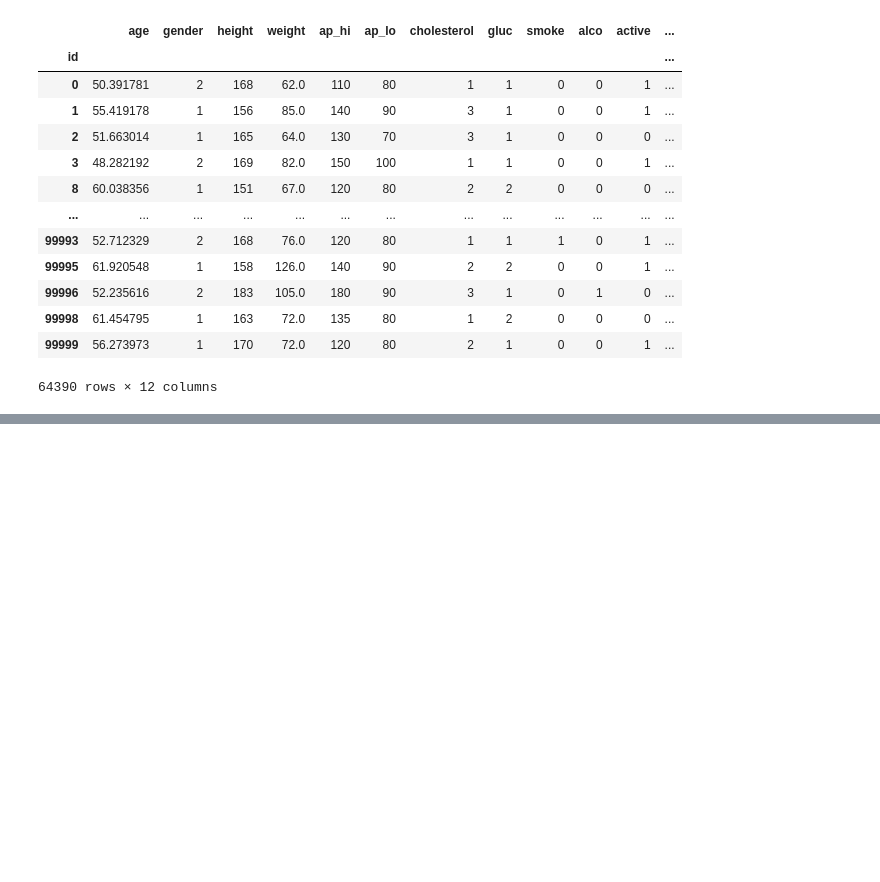
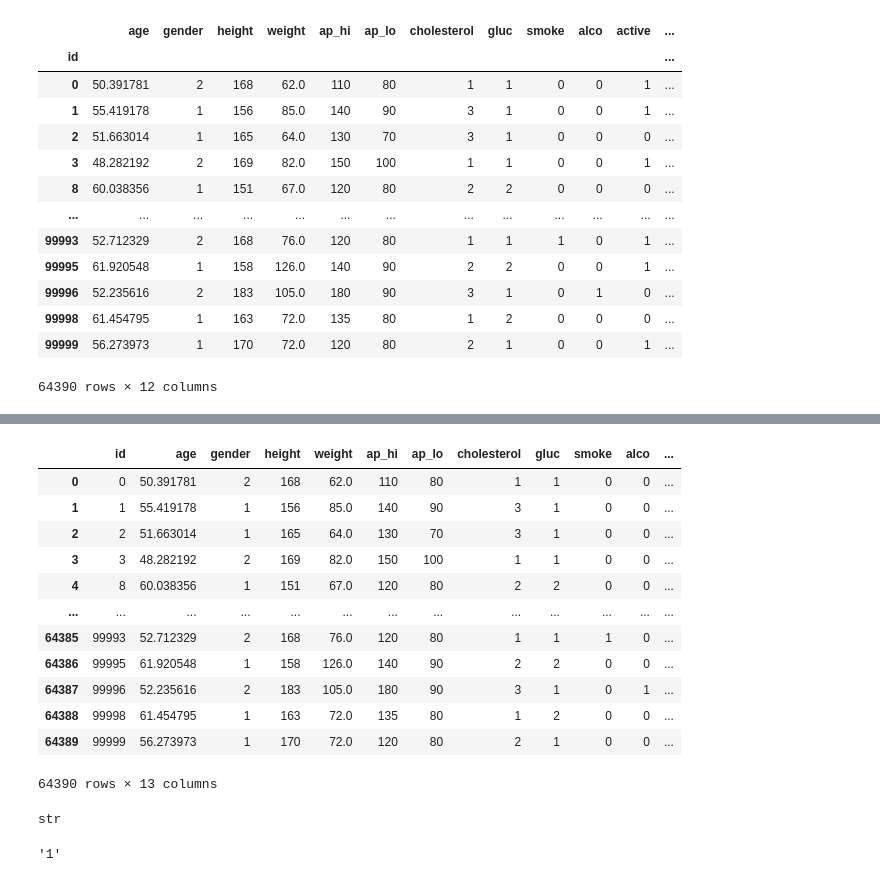
Before and after one commit to Aditya-Ramachandran/cardiovascular-disease-detection, a Jupyter notebook: BTS Calc.ipynb, the cells around one changed output, grey strips where cells are left out. Saved outputs shown, nothing was run; the diff lists cells and outputs as text; code cells hidden in the pictures; blank space fills up the shorter version.

Commit message:
'>' operator exploration code done

```diff
--- a/BTS Calc.ipynb
+++ b/BTS Calc.ipynb
@@ -145,3 +145,6 @@ temp.set_index('id')
 | 99998 | 61.454795 | 1 | 163 | 72.0 | 135 | 80 | 1 | 2 | 0 | 0 | 0 | ... |
 | 99999 | 56.273973 | 1 | 170 | 72.0 | 120 | 80 | 2 | 1 | 0 | 0 | 1 | ... |
 64390 rows × 12 columns
+# %%
+df = pd.read_csv('Dataset/cardio_train_cleaned_1.csv')
+df.head()
@@ -147,0 +197,16 @@ temp.set_index('id')
+# %%
+df
+# %% [output]
+|  | id | age | gender | height | weight | ap_hi | ap_lo | cholesterol | gluc | smoke | alco | ... |
+| 0 | 0 | 50.391781 | 2 | 168 | 62.0 | 110 | 80 | 1 | 1 | 0 | 0 | ... |
+| 1 | 1 | 55.419178 | 1 | 156 | 85.0 | 140 | 90 | 3 | 1 | 0 | 0 | ... |
+| 2 | 2 | 51.663014 | 1 | 165 | 64.0 | 130 | 70 | 3 | 1 | 0 | 0 | ... |
+| 3 | 3 | 48.282192 | 2 | 169 | 82.0 | 150 | 100 | 1 | 1 | 0 | 0 | ... |
+| 4 | 8 | 60.038356 | 1 | 151 | 67.0 | 120 | 80 | 2 | 2 | 0 | 0 | ... |
+| ... | ... | ... | ... | ... | ... | ... | ... | ... | ... | ... | ... | ... |
+| 64385 | 99993 | 52.712329 | 2 | 168 | 76.0 | 120 | 80 | 1 | 1 | 1 | 0 | ... |
+| 64386 | 99995 | 61.920548 | 1 | 158 | 126.0 | 140 | 90 | 2 | 2 | 0 | 0 | ... |
+| 64387 | 99996 | 52.235616 | 2 | 183 | 105.0 | 180 | 90 | 3 | 1 | 0 | 1 | ... |
+| 64388 | 99998 | 61.454795 | 1 | 163 | 72.0 | 135 | 80 | 1 | 2 | 0 | 0 | ... |
+| 64389 | 99999 | 56.273973 | 1 | 170 | 72.0 | 120 | 80 | 2 | 1 | 0 | 0 | ... |
+64390 rows × 13 columns
@@ -147,0 +219,4 @@ temp.set_index('id')
+# %%
+type('>')
+# %% [output]
+str
@@ -147,0 +225,4 @@ temp.set_index('id')
+# %%
+'{}'.format(operator)
+# %% [output]
+'1'
```
Also changed, not shown: parts of 7 cells of this notebook, 2 other files.
